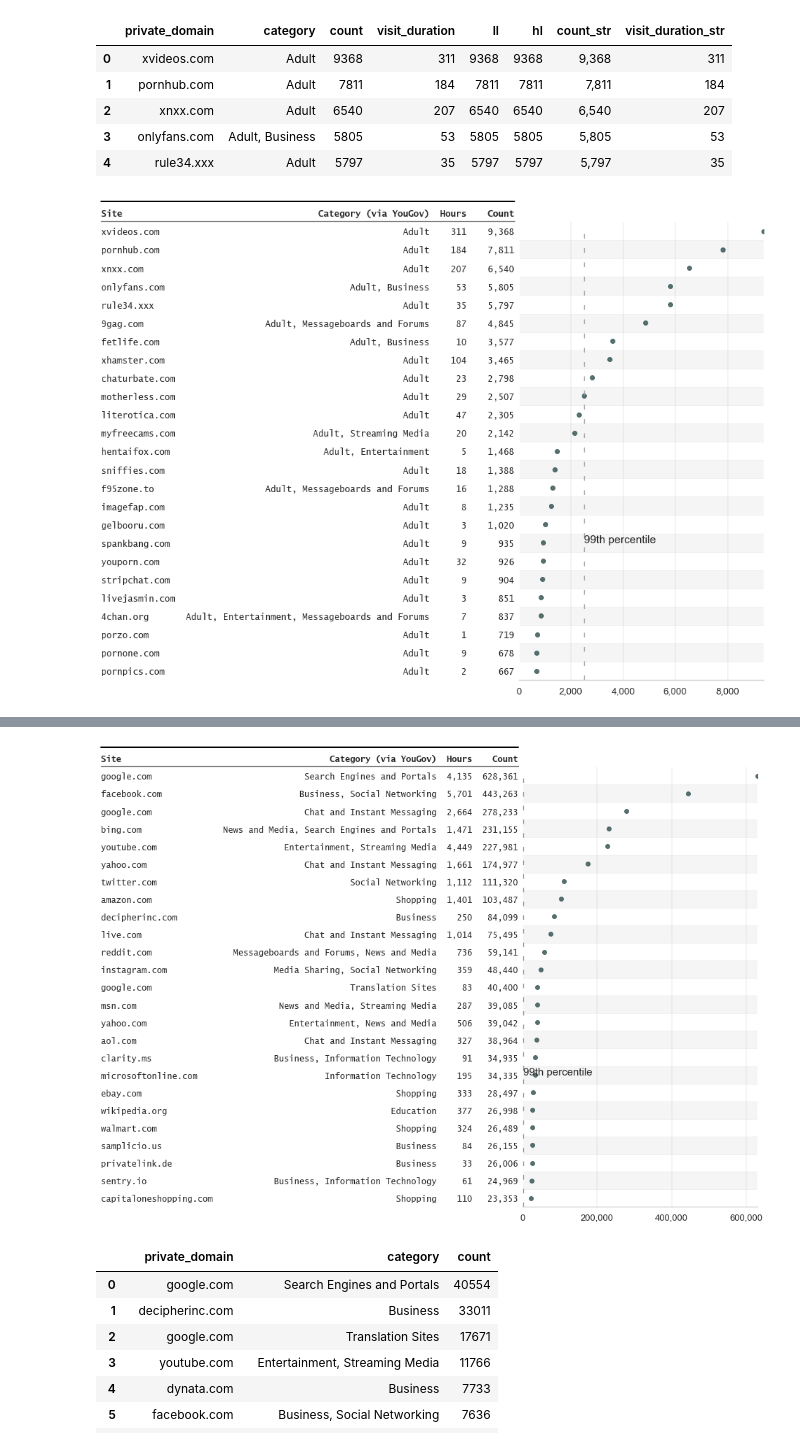
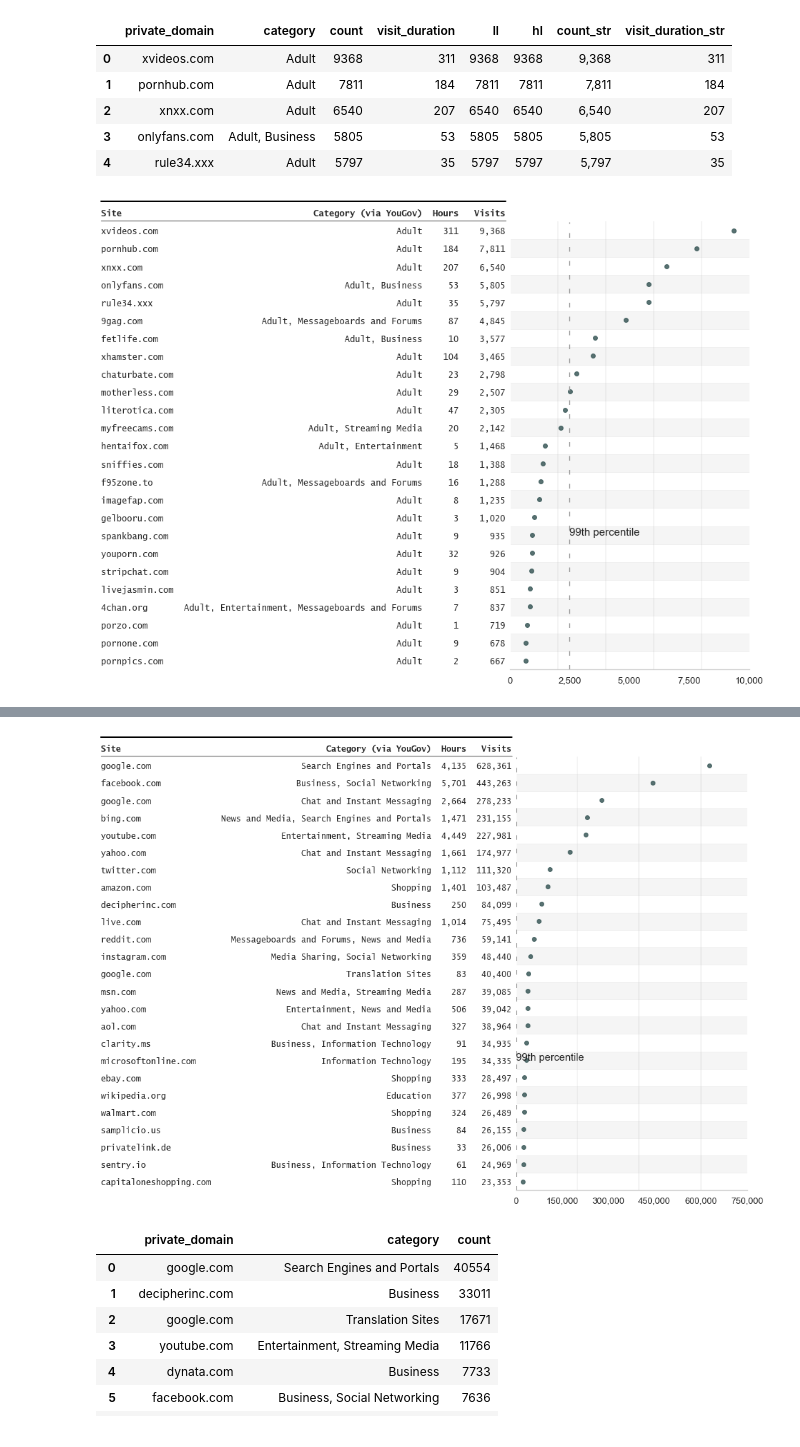
Before and after one commit to soodoku/adult, a Jupyter notebook: scripts/topsites.ipynb, the cells around one changed output, grey strips where cells are left out. Saved outputs shown, nothing was run; the diff lists cells and outputs as text; code cells hidden in the pictures.

```diff
--- a/scripts/topsites.ipynb
+++ b/scripts/topsites.ipynb
@@ -103,45 +103,44 @@ ax = forestplot(df_adultsites_count.head(25),
                 estimate="count",
                 ll="ll", hl="hl",
                 varlabel="private_domain",
-#                 xticks=[0,60_000, 120_000,180_000],
                 annote=["category", "visit_duration_str", "count_str"],
-                annoteheaders=[25*" " + "Category (via YouGov)", "Hours", "  Count"],
+                annoteheaders=[25*" " + "Category (via YouGov)", "Hours", " Visits"],
                 ci_report=False,
                 figsize=(6,12),
                 color_alt_rows=True,
-                xticks=range(0,9000,2000),  # x-ticks to be printed
+                xticks=range(0,12_500,2_500),  # x-ticks to be printed
                 table=True,
                **{"marker": "o",  # set maker symbol as diamond
                   "variable_header": "Site",
                   "markersize": 35,  # adjust marker size
 #                   "xlinestyle": (0, (10, 5)),  # long dash for x-reference line
                   "xlinecolor": "1",  # gray color for x-reference line
                   "xtick_size": 13,  # adjust x-ticker fontsize
                  }
                )
 ax.xaxis.set_ticks_position('none')
 ax.grid(False)
 fmt = '{x:,.0f}'
 tick = mtick.StrMethodFormatter(fmt)
 ax.xaxis.set_major_formatter(tick)
 ax.set_ylim(-.5, 25.5) # Gets rid of white padding above
 for vline in [2000, 4000, 6000, 8000]:
     ax.vlines(vline, ymin=-.5, ymax=24.5, colors=".6", linewidth=.2)
 annotation = "99th percentile"
 p95 = df_adultsites_count["count"].quantile(q=.99)
 horizontal_scaler = 1.05
 x, y = horizontal_scaler*p95, 7
 plt.annotate(annotation, (x, y), size=15)
 plt.axvline(
     x,
-    ymax=.95,
+    ymax=.96,
     color=".6",
     ls=(0, (5, 10)),
     lw=1.3
 )
 save_mpl_fig(os.path.join("../figs/top_25_adultsites"))
 # %% [output]
-[figure, old version]
+[figure, new version]
 # %%
 # (fold cell) Get non-adult sites metrics
 df_nonadultsites_count = (df
@@ -187,13 +186,12 @@ ax = forestplot(df_nonadultsites_count.head(25),
                 estimate="count",
                 ll="ll", hl="hl",
                 varlabel="private_domain",
-#                 xticks=[0,60_000, 120_000,180_000],
                 annote=["category", "visit_duration_str", "count_str"],
-                annoteheaders=[21*" " + "Category (via YouGov)", "Hours", "  Count"],
+                annoteheaders=[21*" " + "Category (via YouGov)", "Hours", " Visits"],
                 ci_report=False,
                 figsize=(6,12),
                 color_alt_rows=True,
-                xticks=range(0,700_000,200_000),  # x-ticks to be printed
+                xticks=range(0,800_000,150_000),  # x-ticks to be printed
                 table=True,
                **{"marker": "o",  # set maker symbol as diamond
                   "variable_header": "Site",
@@ -218,14 +216,14 @@ x, y = horizontal_scaler*p95, 7
 plt.annotate(annotation, (x, y), size=15)
 plt.axvline(
     x,
-    ymax=.95,
+    ymax=.96,
     color=".6",
     ls=(0, (5, 10)),
     lw=1.3
 )
 save_mpl_fig(os.path.join("../figs/top_25_nonadultsites"))
 # %% [output]
-[figure, old version]
+[figure, new version]
 # %%
 df_zero_duration = (df
                     .query(f"visit_duration==0")
```
Also changed, not shown: 6 other files.
